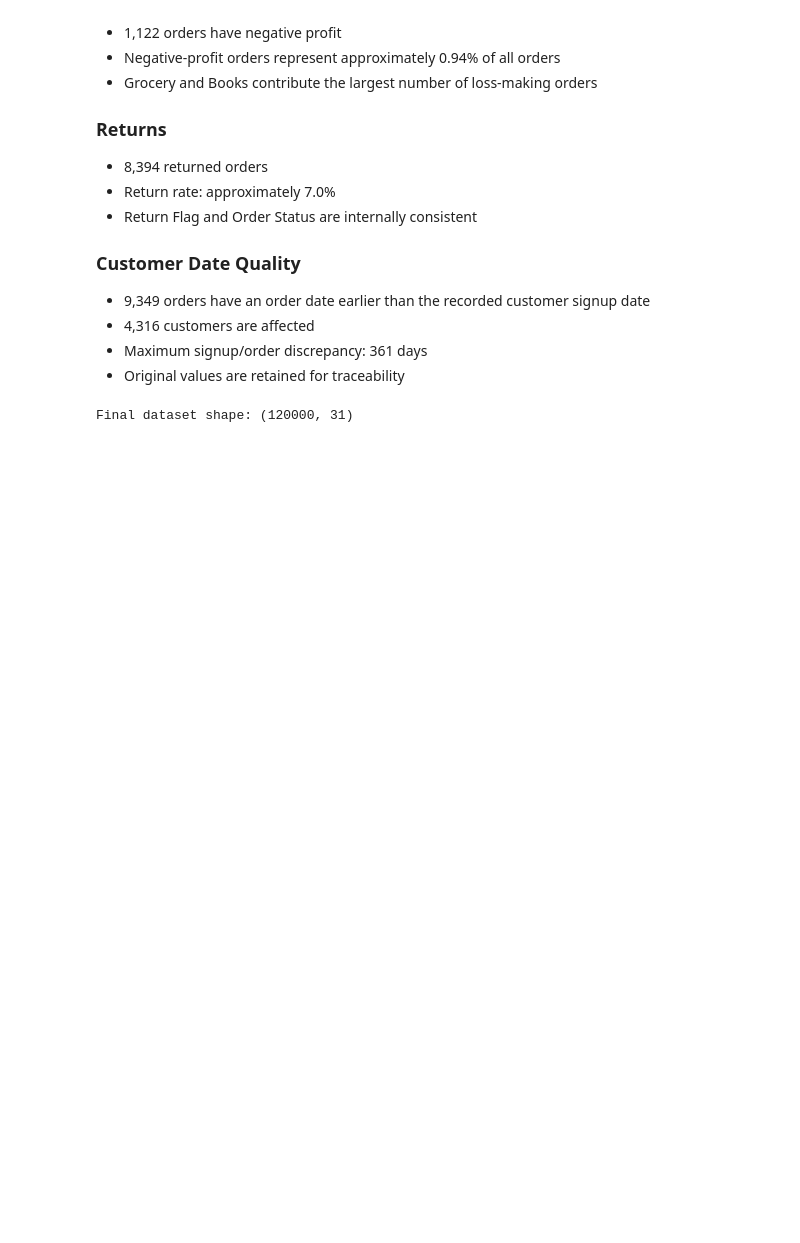
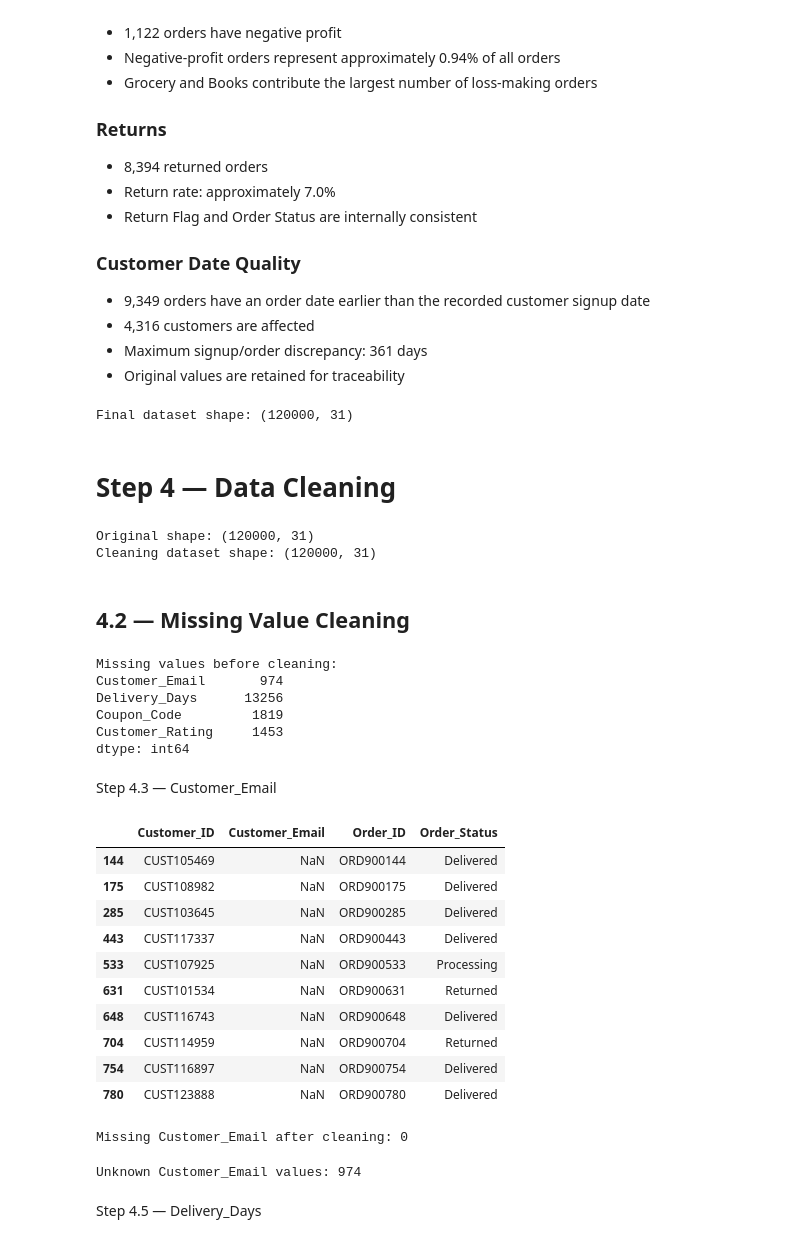
Before and after one commit to RUSHIKESH-2005-PY/E-Commerce-Sales-Customer-Analytics, a Jupyter notebook: python/01_data_exploration.ipynb, the cells around one changed output. Saved outputs shown, nothing was run; the diff lists cells and outputs as text; code cells hidden in the pictures; blank space fills up the shorter version.

Commit message:
Complete data cleaning and create cleaned dataset

```diff
--- a/python/01_data_exploration.ipynb
+++ b/python/01_data_exploration.ipynb
@@ -648,3 +648,47 @@ df.drop(columns=temporary_columns, inplace=True)
 print("Final dataset shape:", df.shape)
 # %% [output]
 Final dataset shape: (120000, 31)
+# %% [markdown]
+# Step 4 — Data Cleaning
+# %%
+df_clean = df.copy()
+
+print("Original shape:", df.shape)
+print("Cleaning dataset shape:", df_clean.shape)
+# %% [output]
+Original shape: (120000, 31)
+Cleaning dataset shape: (120000, 31)
+# %% [markdown]
+## 4.2 — Missing Value Cleaning
+# %%
+missing_values = df_clean.isnull().sum()
+
+missing_values = missing_values[missing_values > 0]
+
+print("Missing values before cleaning:")
+print(missing_values)
+# %% [output]
+Missing values before cleaning:
+Customer_Email       974
+Delivery_Days      13256
+Coupon_Code         1819
+Customer_Rating     1453
+dtype: int64
+# %% [markdown]
+Step 4.3 — Customer_Email
+# %%
+df_clean[df_clean["Customer_Email"].isnull()][
+    ["Customer_ID", "Customer_Email", "Order_ID", "Order_Status"]
+].head(10)
+# %% [output]
+|  | Customer_ID | Customer_Email | Order_ID | Order_Status |
+| 144 | CUST105469 | NaN | ORD900144 | Delivered |
+| 175 | CUST108982 | NaN | ORD900175 | Delivered |
+| 285 | CUST103645 | NaN | ORD900285 | Delivered |
+| 443 | CUST117337 | NaN | ORD900443 | Delivered |
+| 533 | CUST107925 | NaN | ORD900533 | Processing |
+| 631 | CUST101534 | NaN | ORD900631 | Returned |
+| 648 | CUST116743 | NaN | ORD900648 | Delivered |
+| 704 | CUST114959 | NaN | ORD900704 | Returned |
+| 754 | CUST116897 | NaN | ORD900754 | Delivered |
+| 780 | CUST123888 | NaN | ORD900780 | Delivered |
@@ -650,0 +697,12 @@ Final dataset shape: (120000, 31)
+# %%
+print("Missing Customer_Email after cleaning:",
+      df_clean["Customer_Email"].isnull().sum())
+# %% [output]
+Missing Customer_Email after cleaning: 0
+# %%
+print("Unknown Customer_Email values:",
+      (df_clean["Customer_Email"] == "Unknown").sum())
+# %% [output]
+Unknown Customer_Email values: 974
+# %% [markdown]
+Step 4.5 — Delivery_Days
```
Also changed, not shown: parts of 60 cells of this notebook, 1 other file.
